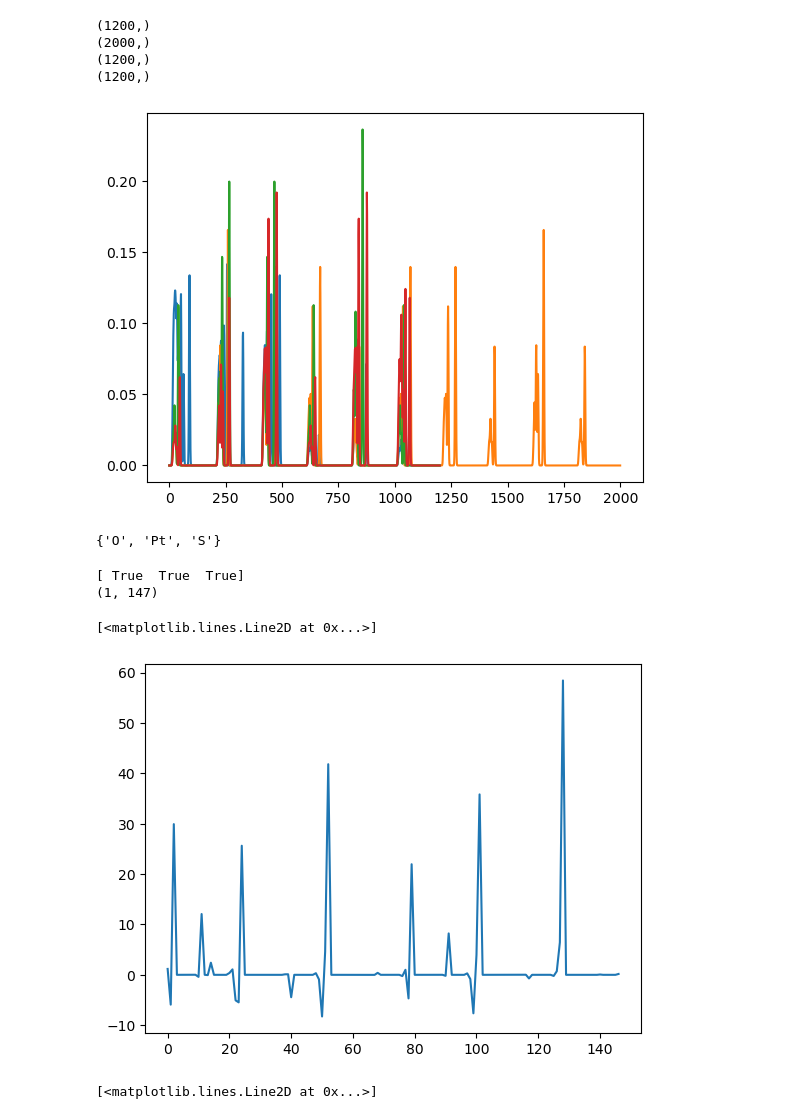
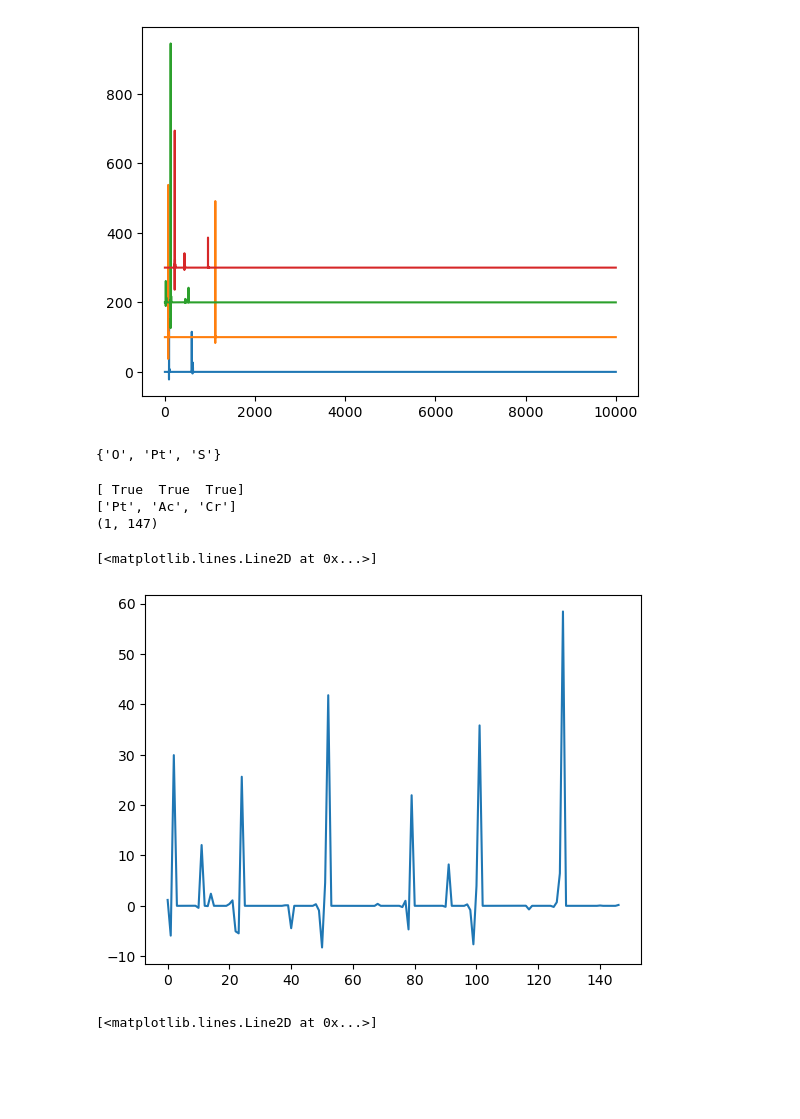
Before and after one commit to zhaohan-alan/decifier, a Jupyter notebook: decifer/notebooks/eval_files_and_descriptors.ipynb, the cells around one changed output. Drawn from its saved outputs; the diff is of its cells as text; code cells hidden in the pictures; blank space fills up the shorter version.

```diff
--- a/decifer/notebooks/eval_files_and_descriptors.ipynb
+++ b/decifer/notebooks/eval_files_and_descriptors.ipynb
@@ -26,0 +26,7 @@ plt.show()
+# %%
+
+for i, sample in enumerate(df.iloc):
+    fig = plt.figure()
+    a = plt.plot(sample['descriptors.acsf_gen'][:100])
+    plt.plot(sample['descriptors.acsf_sample'][:100], alpha=0.2)
+plt.show()
@@ -27,15 +37,10 @@ plt.show()
 # %%
 fig = plt.figure()
-for sample in df.iloc:
-    print(sample['descriptors.MBTR_gen'].shape)
-    plt.plot(sample['descriptors.MBTR_gen'])
+for i, sample in enumerate(df.iloc):
+    plt.plot(sample['descriptors.soap_sample'] + i*100)
 plt.show()
 # %% [output]
-(1200,)
-(2000,)
-(1200,)
-(1200,)
-[figure, old version]
+[figure, new version]
 # %%
 from pymatgen.core import Composition
 from decifer import extract_formula_nonreduced
@@ -58,6 +63,7 @@ ase_structure = structure.to_ase_atoms()
 print(ase_structure.pbc)
 # Define species and parameters
 species = list(set([str(site.specie) for site in structure]))
+print(species)
 soap = SOAP(
     species=species,
     r_cut=5.0,
@@ -74,6 +80,7 @@ print(soap_descriptors.shape)
 plt.plot(soap_descriptors[0])
 # %% [output]
 [ True  True  True]
+['Pt', 'Ac', 'Cr']
 (1, 147)
 [<matplotlib.lines.Line2D at 0x...>]
 [figure]
```
Also changed, not shown: parts of 3 cells of this notebook.
